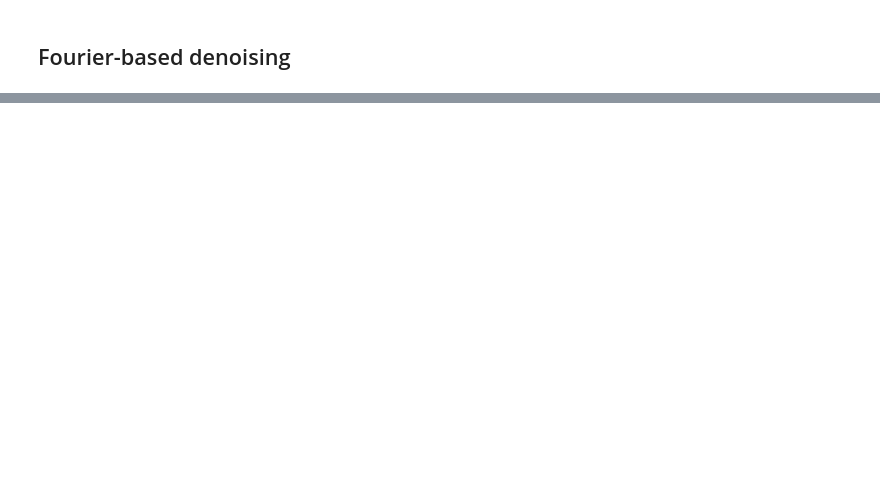
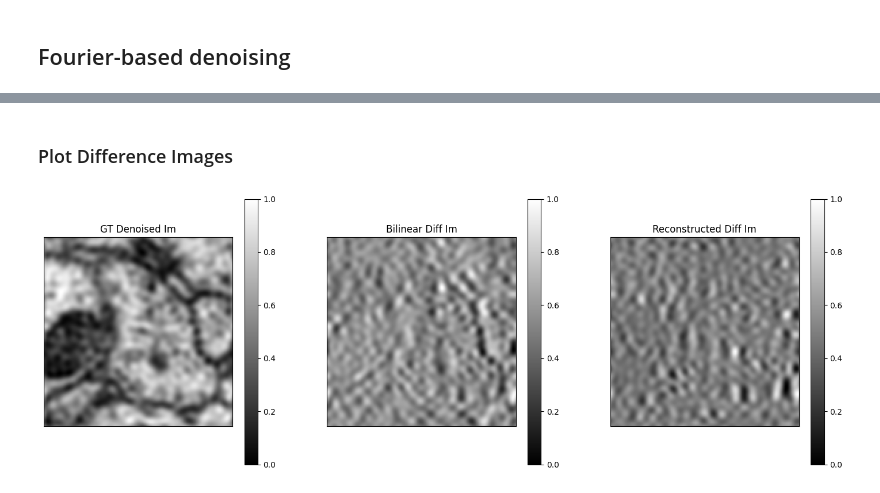
Before and after one commit to jakobtroidl/niiv, a Jupyter notebook: util/fft.ipynb, the cells around one changed output, grey strips where cells are left out. Cells and saved outputs as stored; diff of their text form; code cells hidden in the pictures; blank space fills up the shorter version.

```diff
--- a/util/fft.ipynb
+++ b/util/fft.ipynb
@@ -125,0 +172,29 @@ plt.show()
+# %% [markdown]
+### Plot Difference Images
+# %%
+diff_rec = gt_denoised - rec_denoised
+diff_bilinear = gt_denoised - bilinear_denoised
+
+
+# normalize above images between 0 and 1
+diff_rec = (diff_rec - np.min(diff_rec)) / (np.max(diff_rec) - np.min(diff_rec))
+diff_bilinear = (diff_bilinear - np.min(diff_bilinear)) / (np.max(diff_bilinear) - np.min(diff_bilinear))
+
+# Display the original and denoised images
+plt.figure(figsize=(18, 6))
+
+plt.subplot(131), plt.imshow(gt_denoised, cmap='gray')
+plt.title('GT Denoised Im'), plt.xticks([]), plt.yticks([])
+plt.colorbar()
+
+plt.subplot(132), plt.imshow(diff_bilinear, cmap='gray')
+plt.title('Bilinear Diff Im'), plt.xticks([]), plt.yticks([])
+plt.colorbar()
+
+plt.subplot(133), plt.imshow(diff_rec, cmap='gray')
+plt.title('Reconstructed Diff Im'), plt.xticks([]), plt.yticks([])
+plt.colorbar()
+
+plt.show()
+# %% [output]
+[figure, added]
```
Also changed, not shown: parts of 10 cells of this notebook, 3 other files.
